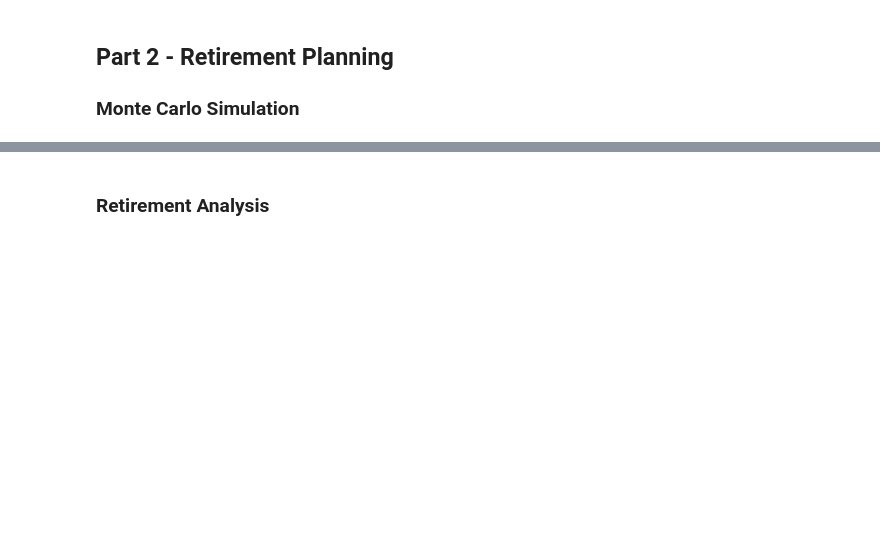
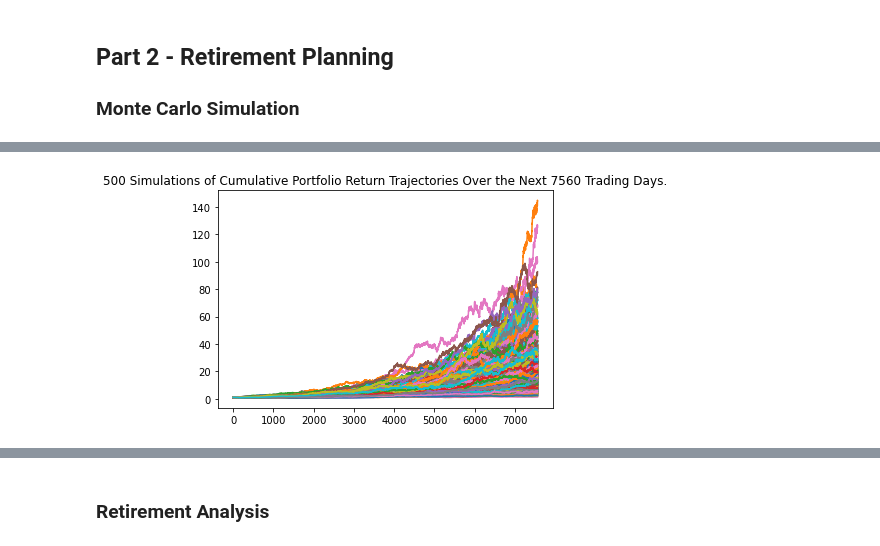
Before and after one commit to mmfsb/APIs_Homework, a Jupyter notebook: Starter_Code/financial-planner.ipynb, the cells around one changed output, grey strips where cells are left out. Cells and saved outputs as stored; diff of their text form; code cells hidden in the pictures; blank space fills up the shorter version.

Commit message:
ran monte carlo sim

```diff
--- a/Starter_Code/financial-planner.ipynb
+++ b/Starter_Code/financial-planner.ipynb
@@ -227,12 +223,19 @@ The total amount of savings is $112406.70
 # %%
 # Set start and end dates of five years back from today.
 # Sample results may vary from the solution based on the time frame chosen
-start_date = pd.Timestamp('2016-05-01', tz='America/New_York').isoformat()
-end_date = pd.Timestamp('2021-05-01', tz='America/New_York').isoformat()
+start_date = pd.Timestamp('2016-10-01', tz='America/New_York').isoformat()
+end_date = pd.Timestamp('2021-10-01', tz='America/New_York').isoformat()
 # %%
 # Get 5 years' worth of historical data for SPY and AGG
 # (use a limit=1000 parameter to call the most recent 1000 days of data)
-# YOUR CODE HERE!
+tickers = ["AGG", "SPY"]
+df_stock_data = api.get_barset(
+    tickers,
+    timeframe,
+    start=start_date,
+    end=end_date,
+    limit=1000,
+).df
 
 # Display sample data
 df_stock_data.head()
@@ -238,0 +251,13 @@ df_stock_data.head()
+# %%
+# Configuring a Monte Carlo simulation to forecast 30 years cumulative returns
+MC_thirty_year = MCSimulation(
+    portfolio_data = df_stock_data,
+    weights = [.40,.60],
+    num_simulation = 500,
+    num_trading_days = 252*30
+)
+#use the Alpaca API to fetch five years historical closing prices
+#for a traditional `40/60` portfolio using the `SPY` and `AGG`
+# tickers to represent the `60%` stocks (`SPY`) and `40%` bonds (`AGG`)
+# composition of the portfolio. Make sure to convert the API output
+# to a DataFrame and preview the output.
@@ -248,5 +310,7 @@ df_stock_data.head()
 # %%
 # Plot simulation outcomes
-# YOUR CODE HERE!
+line_plot = MC_thirty_year.plot_simulation()
+# %% [output]
+[figure, added]
 # %%
 # Plot probability distribution and confidence intervals
```
Also changed, not shown: parts of 15 cells of this notebook.
